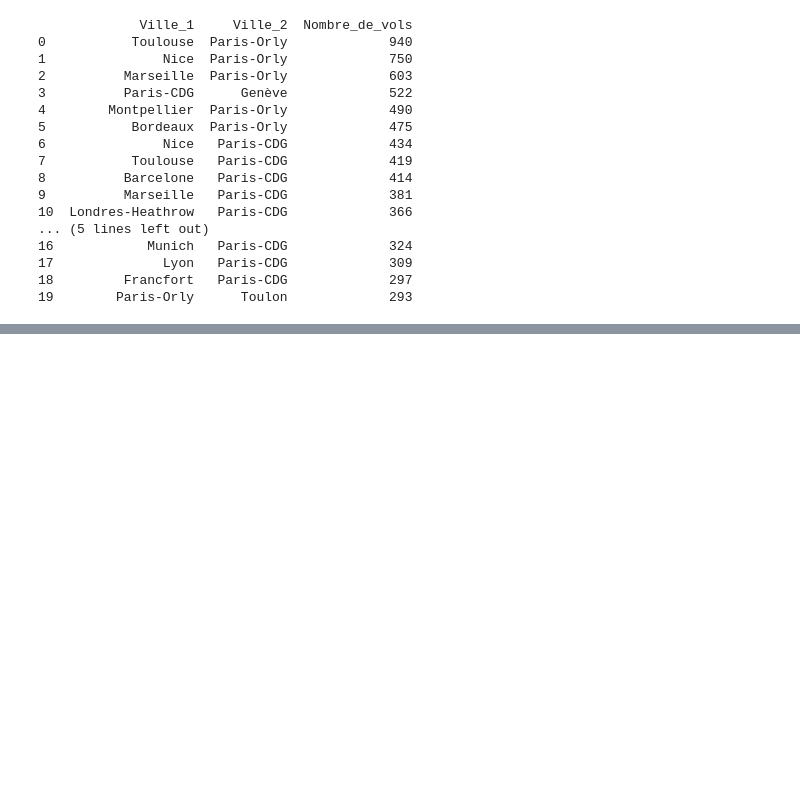
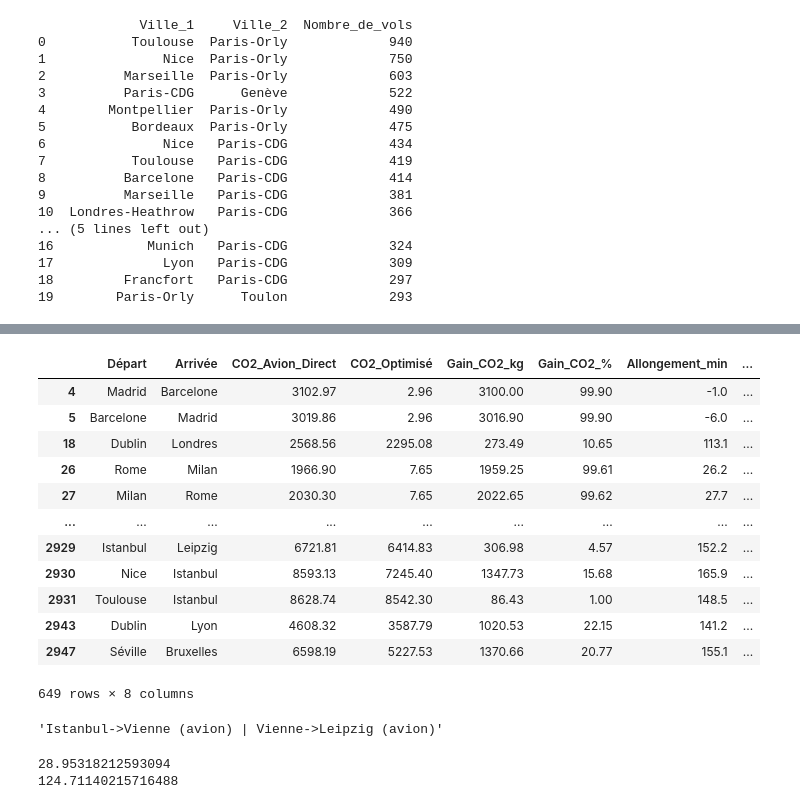
Before and after one commit to pupintimeo-max/BE_Optimisation_ETE_305, a Jupyter notebook: BE_optmisation/essais.ipynb, the cells around one changed output, grey strips where cells are left out. Cells and saved outputs as stored; diff of their text form; code cells hidden in the pictures; blank space fills up the shorter version.

```diff
--- a/BE_optmisation/essais.ipynb
+++ b/BE_optmisation/essais.ipynb
@@ -181,0 +203,28 @@ print(top_lines[['Ville_1', 'Ville_2', 'Nombre_de_vols']])
+# %%
+mask = existing_plane_lines['Gain_CO2_kg'] > 0
+gain_co2_epl=existing_plane_lines[mask]
+gain_co2_epl
+# %% [output]
+|  | Départ | Arrivée | CO2_Avion_Direct | CO2_Optimisé | Gain_CO2_kg | Gain_CO2_% | Allongement_min | ... |
+| 4 | Madrid | Barcelone | 3102.97 | 2.96 | 3100.00 | 99.90 | -1.0 | ... |
+| 5 | Barcelone | Madrid | 3019.86 | 2.96 | 3016.90 | 99.90 | -6.0 | ... |
+| 18 | Dublin | Londres | 2568.56 | 2295.08 | 273.49 | 10.65 | 113.1 | ... |
+| 26 | Rome | Milan | 1966.90 | 7.65 | 1959.25 | 99.61 | 26.2 | ... |
+| 27 | Milan | Rome | 2030.30 | 7.65 | 2022.65 | 99.62 | 27.7 | ... |
+| ... | ... | ... | ... | ... | ... | ... | ... | ... |
+| 2929 | Istanbul | Leipzig | 6721.81 | 6414.83 | 306.98 | 4.57 | 152.2 | ... |
+| 2930 | Nice | Istanbul | 8593.13 | 7245.40 | 1347.73 | 15.68 | 165.9 | ... |
+| 2931 | Toulouse | Istanbul | 8628.74 | 8542.30 | 86.43 | 1.00 | 148.5 | ... |
+| 2943 | Dublin | Lyon | 4608.32 | 3587.79 | 1020.53 | 22.15 | 141.2 | ... |
+| 2947 | Séville | Bruxelles | 6598.19 | 5227.53 | 1370.66 | 20.77 | 155.1 | ... |
+649 rows × 8 columns
+# %%
+gain_co2_epl.loc[2929]['Trajet_Retenu']
+# %% [output]
+'Istanbul->Vienne (avion) | Vienne->Leipzig (avion)'
+# %%
+print(existing_plane_lines["Allongement_min"].mean())
+print(gain_co2_epl["Allongement_min"].mean())
+# %% [output]
+28.95318212593094
+124.71140215716488
```
Also changed, not shown: parts of 8 cells of this notebook.
